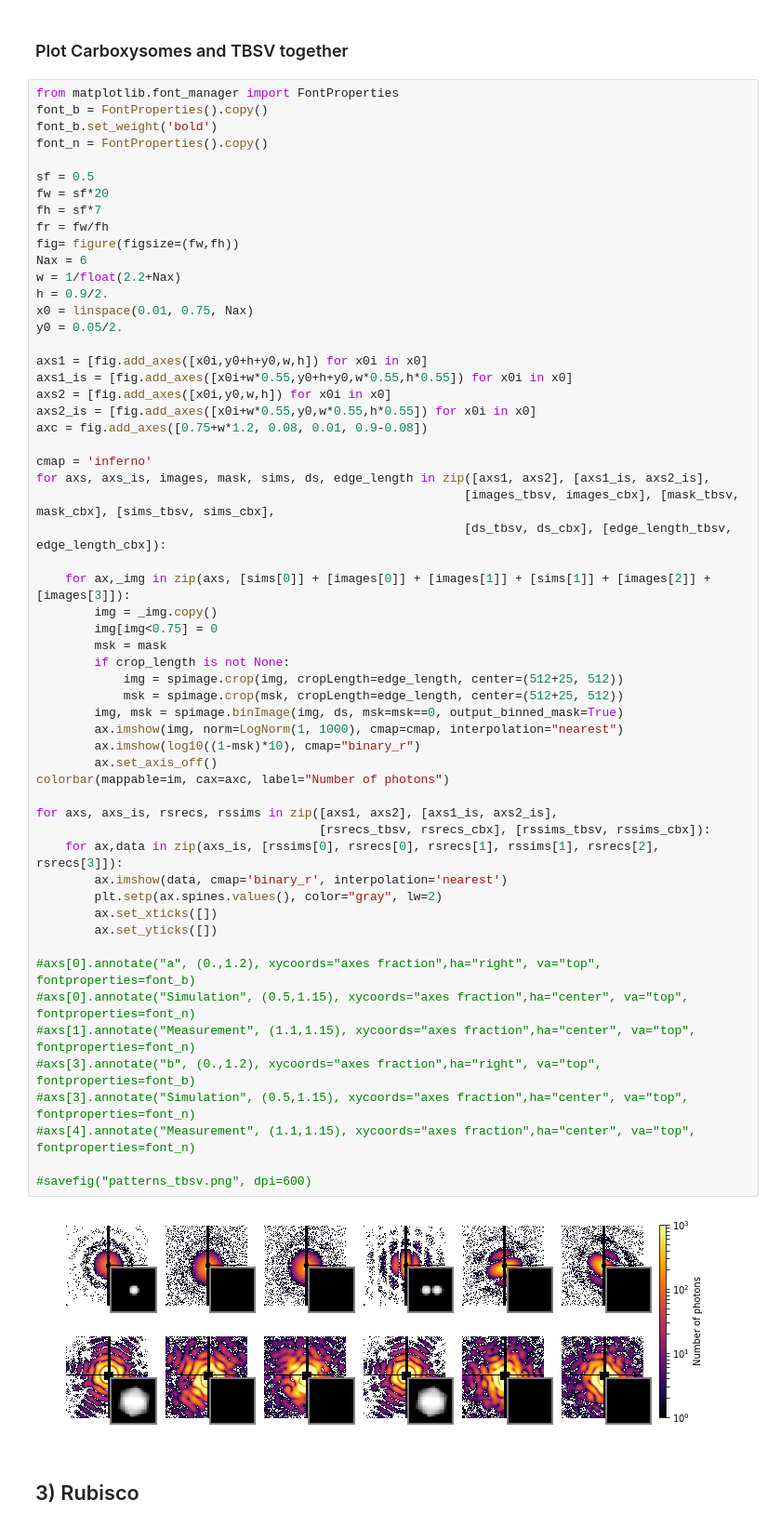
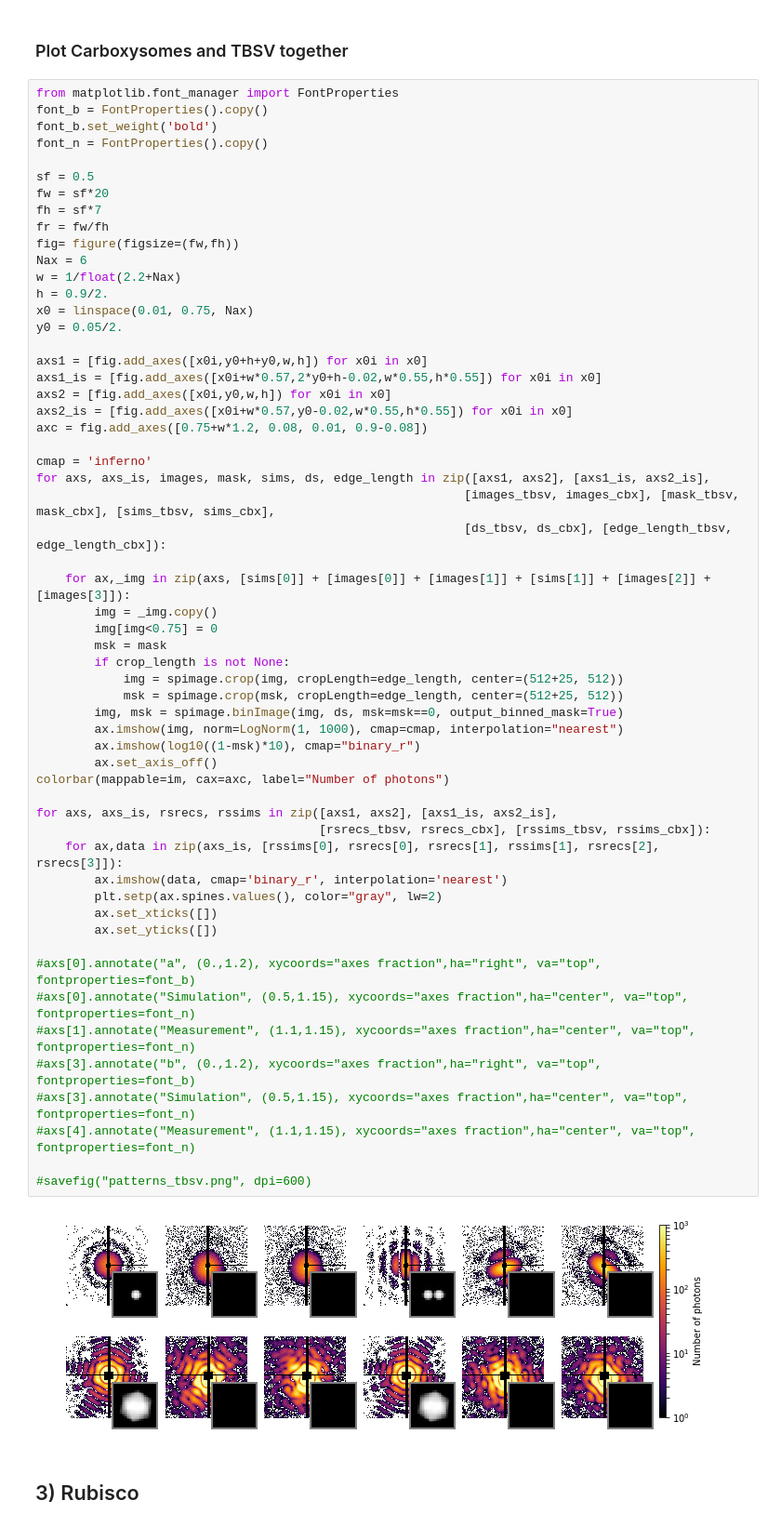
Before and after one commit to mhantke/esi_at_amo, a Jupyter notebook: notebooks/fig_diffraction.ipynb, the cells around one changed output. Shown at 93% size. Drawn from its saved outputs; the diff is of its cells as text.

```diff
--- a/notebooks/fig_diffraction.ipynb
+++ b/notebooks/fig_diffraction.ipynb
@@ -184,9 +184,9 @@ x0 = linspace(0.01, 0.75, Nax)
 y0 = 0.05/2.
 
 axs1 = [fig.add_axes([x0i,y0+h+y0,w,h]) for x0i in x0]
-axs1_is = [fig.add_axes([x0i+w*0.55,y0+h+y0,w*0.55,h*0.55]) for x0i in x0]
+axs1_is = [fig.add_axes([x0i+w*0.57,2*y0+h-0.02,w*0.55,h*0.55]) for x0i in x0]
 axs2 = [fig.add_axes([x0i,y0,w,h]) for x0i in x0]
-axs2_is = [fig.add_axes([x0i+w*0.55,y0,w*0.55,h*0.55]) for x0i in x0]
+axs2_is = [fig.add_axes([x0i+w*0.57,y0-0.02,w*0.55,h*0.55]) for x0i in x0]
 axc = fig.add_axes([0.75+w*1.2, 0.08, 0.01, 0.9-0.08])
 
 cmap = 'inferno'
@@ -197,34 +197,34 @@ for axs, axs_is, images, mask, sims, ds, edge_length in zip([axs1, axs2], [axs1_
     for ax,_img in zip(axs, [sims[0]] + [images[0]] + [images[1]] + [sims[1]] + [images[2]] + [images[3]]):
         img = _img.copy()
         img[img<0.75] = 0
         msk = mask
         if crop_length is not None:
             img = spimage.crop(img, cropLength=edge_length, center=(512+25, 512))
             msk = spimage.crop(msk, cropLength=edge_length, center=(512+25, 512))
         img, msk = spimage.binImage(img, ds, msk=msk==0, output_binned_mask=True)
         ax.imshow(img, norm=LogNorm(1, 1000), cmap=cmap, interpolation="nearest")
         ax.imshow(log10((1-msk)*10), cmap="binary_r")
         ax.set_axis_off()
 colorbar(mappable=im, cax=axc, label="Number of photons")
 
 for axs, axs_is, rsrecs, rssims in zip([axs1, axs2], [axs1_is, axs2_is],
                                        [rsrecs_tbsv, rsrecs_cbx], [rssims_tbsv, rssims_cbx]):
     for ax,data in zip(axs_is, [rssims[0], rsrecs[0], rsrecs[1], rssims[1], rsrecs[2], rsrecs[3]]):
         ax.imshow(data, cmap='binary_r', interpolation='nearest')
         plt.setp(ax.spines.values(), color="gray", lw=2)
         ax.set_xticks([])
         ax.set_yticks([])
 
 #axs[0].annotate("a", (0.,1.2), xycoords="axes fraction",ha="right", va="top", fontproperties=font_b)
 #axs[0].annotate("Simulation", (0.5,1.15), xycoords="axes fraction",ha="center", va="top", fontproperties=font_n)
 #axs[1].annotate("Measurement", (1.1,1.15), xycoords="axes fraction",ha="center", va="top", fontproperties=font_n)
 #axs[3].annotate("b", (0.,1.2), xycoords="axes fraction",ha="right", va="top", fontproperties=font_b)
 #axs[3].annotate("Simulation", (0.5,1.15), xycoords="axes fraction",ha="center", va="top", fontproperties=font_n)
 #axs[4].annotate("Measurement", (1.1,1.15), xycoords="axes fraction",ha="center", va="top", fontproperties=font_n)
 
 #savefig("patterns_tbsv.png", dpi=600)
 # %% [output]
-[figure, old version]
+[figure, new version]
 # %% [markdown]
 ## 3) Rubisco
 # %% [markdown]
```
